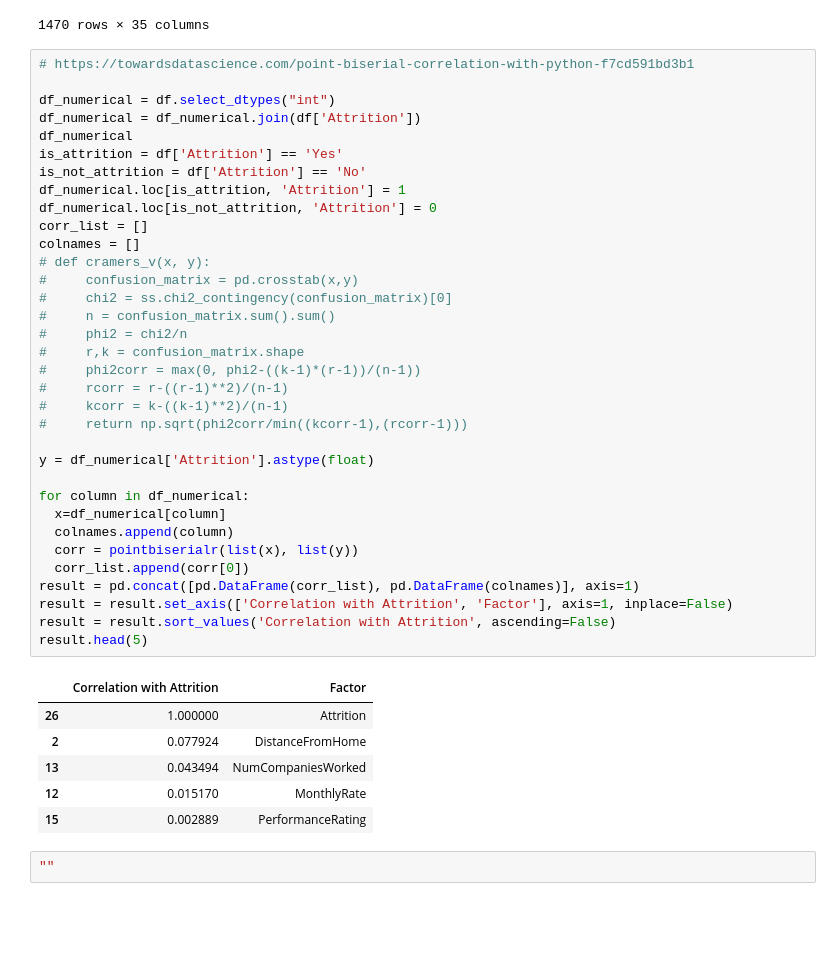
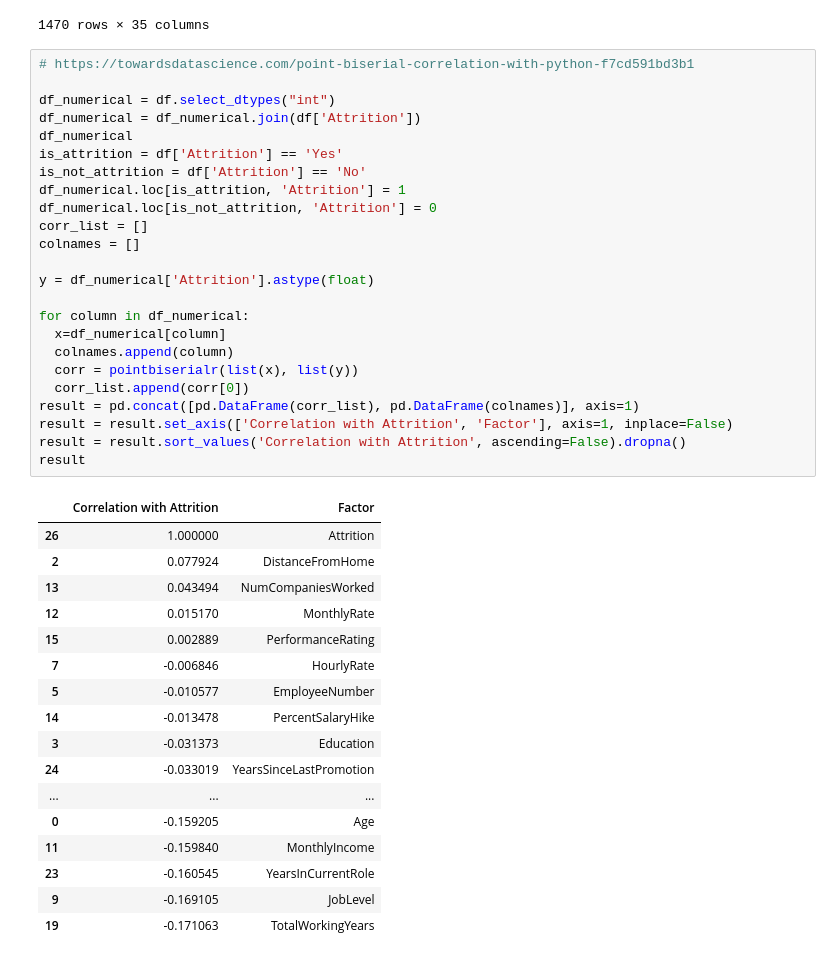
Before and after one commit to Wincenttjoi/employee-data-visualization, a Jupyter notebook: DAO2702code.ipynb, the cells around one changed output. Cells and saved outputs as stored; diff of their text form; blank space fills up the shorter version.

```diff
--- a/DAO2702code.ipynb
+++ b/DAO2702code.ipynb
@@ -25,43 +28,42 @@ df
 # %%
 # https://towardsdatascience.com/point-biserial-correlation-with-python-f7cd591bd3b1
 
 df_numerical = df.select_dtypes("int")
 df_numerical = df_numerical.join(df['Attrition'])
 df_numerical
 is_attrition = df['Attrition'] == 'Yes'
 is_not_attrition = df['Attrition'] == 'No'
 df_numerical.loc[is_attrition, 'Attrition'] = 1
 df_numerical.loc[is_not_attrition, 'Attrition'] = 0
 corr_list = []
 colnames = []
-# def cramers_v(x, y):
-#     confusion_matrix = pd.crosstab(x,y)
-#     chi2 = ss.chi2_contingency(confusion_matrix)[0]
-#     n = confusion_matrix.sum().sum()
-#     phi2 = chi2/n
-#     r,k = confusion_matrix.shape
-#     phi2corr = max(0, phi2-((k-1)*(r-1))/(n-1))
-#     rcorr = r-((r-1)**2)/(n-1)
-#     kcorr = k-((k-1)**2)/(n-1)
-#     return np.sqrt(phi2corr/min((kcorr-1),(rcorr-1)))
 
 y = df_numerical['Attrition'].astype(float)
 
 for column in df_numerical:
   x=df_numerical[column]
   colnames.append(column)
   corr = pointbiserialr(list(x), list(y))
   corr_list.append(corr[0])
 result = pd.concat([pd.DataFrame(corr_list), pd.DataFrame(colnames)], axis=1)
 result = result.set_axis(['Correlation with Attrition', 'Factor'], axis=1, inplace=False)
-result = result.sort_values('Correlation with Attrition', ascending=False)
-result.head(5)
+result = result.sort_values('Correlation with Attrition', ascending=False).dropna()
+result
 # %% [output]
 |  | Correlation with Attrition | Factor |
 | 26 | 1.000000 | Attrition |
 | 2 | 0.077924 | DistanceFromHome |
 | 13 | 0.043494 | NumCompaniesWorked |
 | 12 | 0.015170 | MonthlyRate |
 | 15 | 0.002889 | PerformanceRating |
+| 7 | -0.006846 | HourlyRate |
+| 5 | -0.010577 | EmployeeNumber |
+| 14 | -0.013478 | PercentSalaryHike |
+| 3 | -0.031373 | Education |
+| 24 | -0.033019 | YearsSinceLastPromotion |
+| ... | ... | ... |
+| 0 | -0.159205 | Age |
+| 11 | -0.159840 | MonthlyIncome |
+| 23 | -0.160545 | YearsInCurrentRole |
+| 9 | -0.169105 | JobLevel |
+| 19 | -0.171063 | TotalWorkingYears |
-# %%
-""
```
Also changed, not shown: parts of 8 cells of this notebook.
